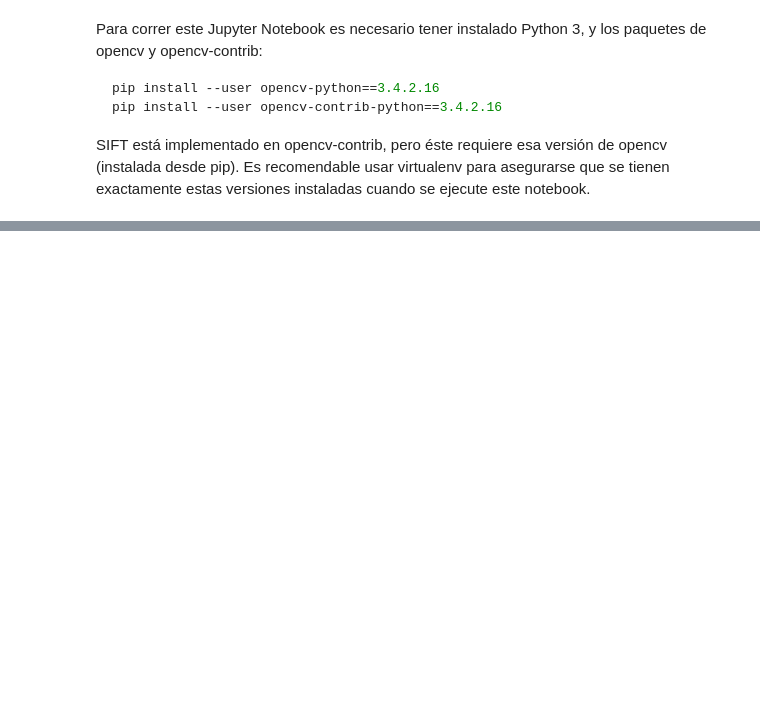
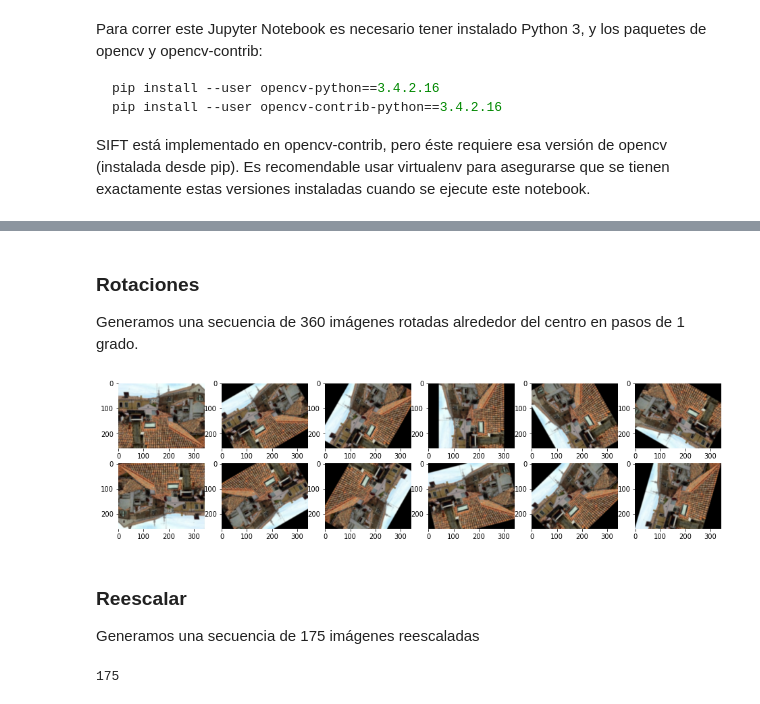
Before and after one commit to munshkr/vc-2018-2c, a Jupyter notebook: practicas/P7_SIFT.ipynb, the cells around one changed output, grey strips where cells are left out. Drawn from its saved outputs; the diff is of its cells as text; code cells hidden in the pictures; blank space fills up the shorter version.

```diff
--- a/practicas/P7_SIFT.ipynb
+++ b/practicas/P7_SIFT.ipynb
@@ -35,0 +57,34 @@ print("# kps: {}, descriptors: {}".format(len(kps), descs.shape))
+# %%
+def plot_multiple(images, rows=2, cols=6):
+    plt.figure(figsize=(16, 4))
+    img_range = np.linspace(0, len(images), num=rows*cols, endpoint=False, dtype=np.uint8)
+    for i, j in enumerate(img_range):
+        ax = plt.subplot(rows, cols, i + 1, frameon=False)
+        imshow(images[j], ax=ax)
+# %% [markdown]
+### Rotaciones
+
+Generamos una secuencia de 360 imágenes rotadas alrededor del centro en pasos de 1 grado.
+# %%
+def rotate(image, angle, center=None, scale=1.0):
+    h, w = image.shape[:2]
+
+    # If the center is None,
+    # initialize it as the center of the image.
+    if center is None:
+        center = (w // 2, h // 2)
+
+    M = cv2.getRotationMatrix2D(center, angle, scale)
+    rotated = cv2.warpAffine(image, M, (w, h))
+
+    return rotated
+# %%
+rotated_images = [rotate(img, angle) for angle in range(360)]
+# %%
+plot_multiple(rotated_images)
+# %% [output]
+[figure, added]
+# %% [markdown]
+### Reescalar
+
+Generamos una secuencia de 175 imágenes reescaladas
@@ -35,0 +96,4 @@ print("# kps: {}, descriptors: {}".format(len(kps), descs.shape))
+# %%
+len(s_range)
+# %% [output]
+175
```
Also changed, not shown: parts of 35 cells of this notebook.
